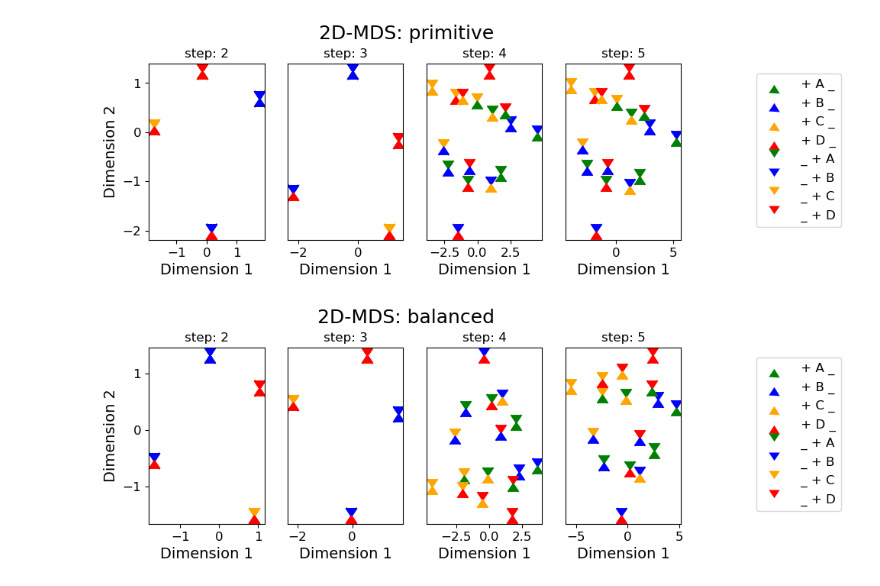
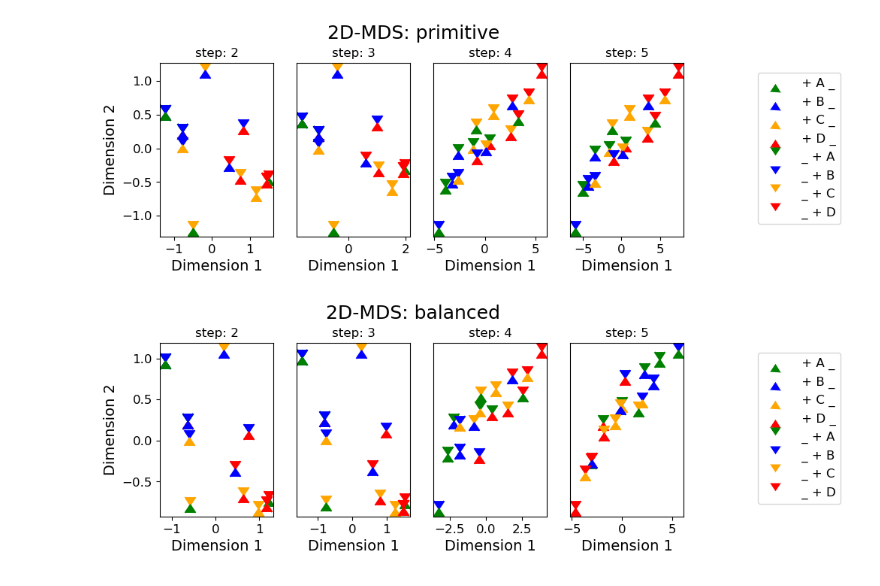
Before and after one commit to aranas/compositional_learning, a Jupyter notebook: Compositional_Learning_Addition/addition_explore_SA.ipynb, the cells around one changed output. Cells and saved outputs as stored; diff of their text form; code cells hidden in the pictures.

Commit message:
final notebook with plots

```diff
--- a/Compositional_Learning_Addition/addition_explore_SA.ipynb
+++ b/Compositional_Learning_Addition/addition_explore_SA.ipynb
@@ -96,11 +102,45 @@ with open(f'results/{fname}_losses.pkl', 'rb') as f:
+# %%
+def get_hidden_reps(models, config, mod_names = 'final_mod'):
+    n_sequence_steps = 5
+
+    rdms = [[] for _ in range(n_sequence_steps)]
+    for i_sim in range(len(models[mod_names])):
+        #reinstantiate the model with the weights
+        state_dict = models[mod_names][i_sim]
+        model = OneStepRNN(config['input_size'], config['output_size'],
+                        config['hidden_size'], config['num_layers'], config['xavier_gain'])
+        model.load_state_dict(state_dict)
+
+        # change testsequence labels to fit each model's dict
+        new_testseqs = []
+        for datset in [models['train_b'][0].dataset, models['test'][0].dataset]:
+            datset.recompute_label(models['cue_dict'][i_sim])
+            datset.sort_by_label(sort='asc')
+            new_testseqs.append(datset)
+
+        testset = torch.utils.data.ConcatDataset(new_testseqs)
+        testset = DataLoader(testset, batch_size=1, shuffle=False)
+
+        # get activations for primitive trained model
+        hiddens_p, _ = get_reps(model, [testset], config['hidden_size'])
+
+        #compute distance matrix
+        for h in range(n_sequence_steps): #5 steps in sequence
+            hid_vals = np.array([hid[h,:] for hid in hiddens_p])
+            rep_mat = euclidean_distances(hid_vals)
+            rdms[h].append(rep_mat)
+
+    matlist = [np.array(d).mean(axis = 0) for d in rdms] #average over models
+
+    return rdms,matlist, testset
 # %%
 # In terms of geometry of the hidden unit activations
 # After primitive pre-training the representation if more grid-like compared to balanced pre-training
-matlist, testset = get_hidden_reps(d_models, config_model, 'final_mod_p')
-MDS_plot(fname, matlist, testset, [], MDStype = 'MDS', rand_state=48, affix='p')
+dms_p, matlist, testset = get_hidden_reps(d_models, config_model, 'final_mod_p')
+MDS_plot(fname, matlist, testset, [], rand_state=48, affix='p')
 
-matlist, testset = get_hidden_reps(d_models, config_model, 'final_mod_b')
-MDS_plot(fname, matlist, testset, [], MDStype = 'MDS', rand_state=48, affix = 'b')
+dms_b, matlist, testset = get_hidden_reps(d_models, config_model, 'final_mod_b')
+MDS_plot(fname, matlist, testset, [], rand_state=48, affix = 'b')
 # %% [output]
-[figure, old version]
+[figure, new version]
-[figure, old version]
+[figure, new version]
```
Also changed, not shown: parts of 13 cells of this notebook.
